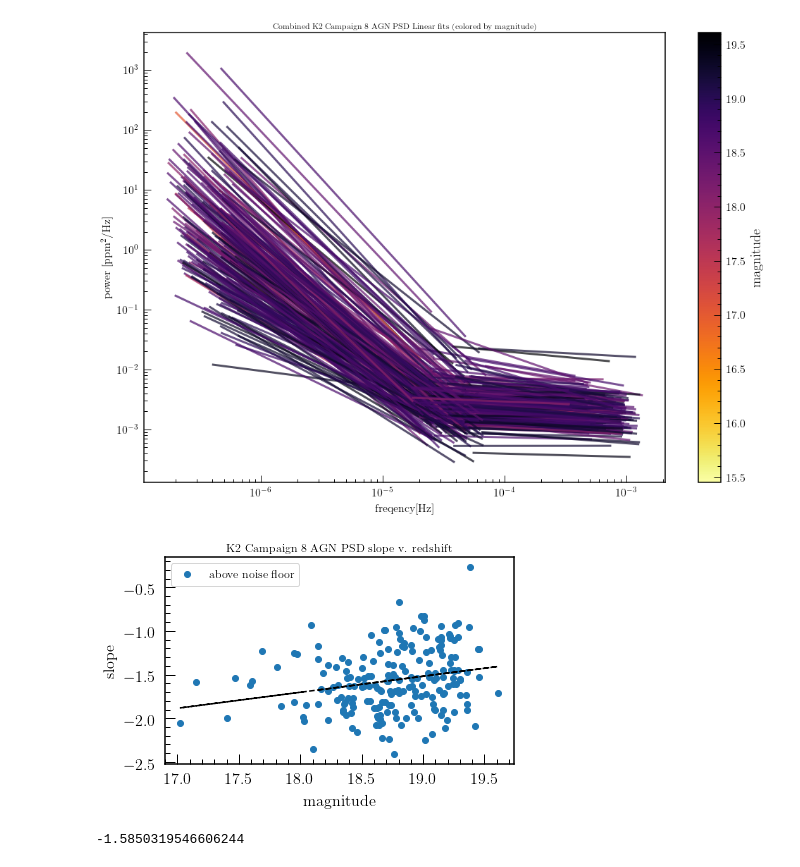
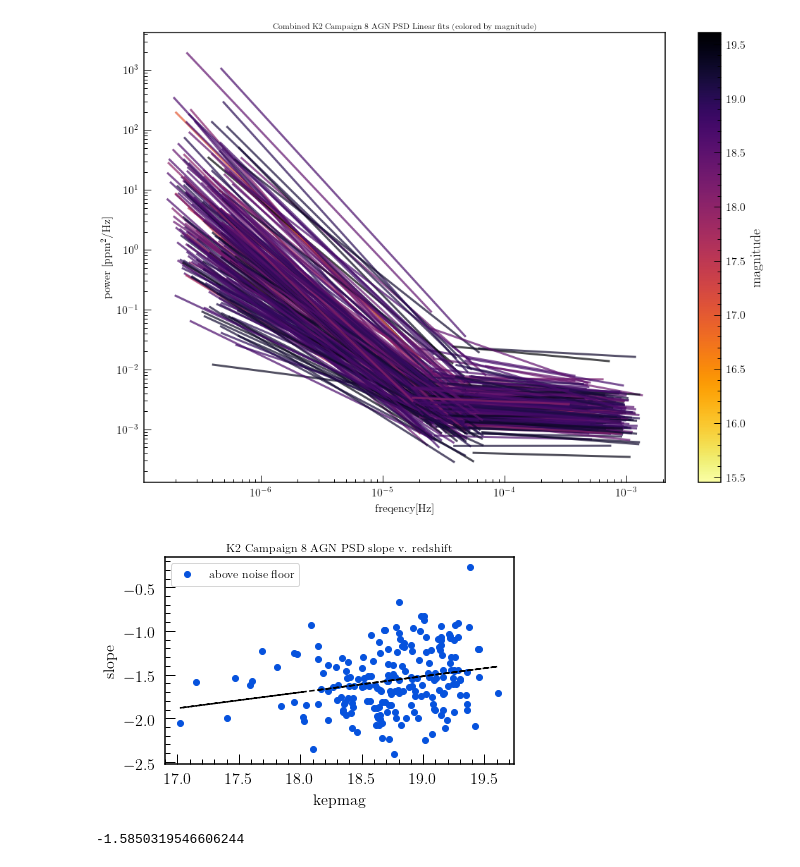
Before and after one commit to rrybuttry/agn_everest, a Jupyter notebook: PSD_Combined.ipynb, the cells around one changed output. Cells and saved outputs as stored; diff of their text form; code cells hidden in the pictures.

```diff
--- a/PSD_Combined.ipynb
+++ b/PSD_Combined.ipynb
@@ -237,19 +237,19 @@ ERROR [everest.user.DownloadFile()]: Error code 0 for URL 'https://archive.stsci
 [figure]
 # %%
 #plt.plot(color_params, m_noise_arr, 'o', label="below noise floor")
-plt.plot(color_params, m_arr, 'o', label="above noise floor")
+plt.plot(color_params, m_arr, 'o', label="above noise floor", color = '#0652DD')
 
 fit = np.polyfit(color_params, m_arr, 1)
 plt.plot(color_params, np.array(color_params)*fit[0]+fit[1], 'k--')
 
 plt.title("K2 Campaign 8 AGN PSD slope v. redshift")
-plt.xlabel("magnitude")
+plt.xlabel("kepmag")
 plt.ylabel("slope")
 plt.legend()
 plt.tight_layout()
-#plt.savefig("/home/rachel/Research/K2/submit/PSD_slope_v_redshift_AGN_%s.png"%N)
+plt.savefig("/home/rachel/Research/K2/submit/PSD_slope_v_mag_AGN.png")
 # %% [output]
-[figure, old version]
+[figure, new version]
 # %%
 plt.hist(m_arr)
 plt.plot(np.ones(2)*np.median(m_arr), [0,50],'-')
```
Also changed, not shown: parts of 3 cells of this notebook, 3 other files.
